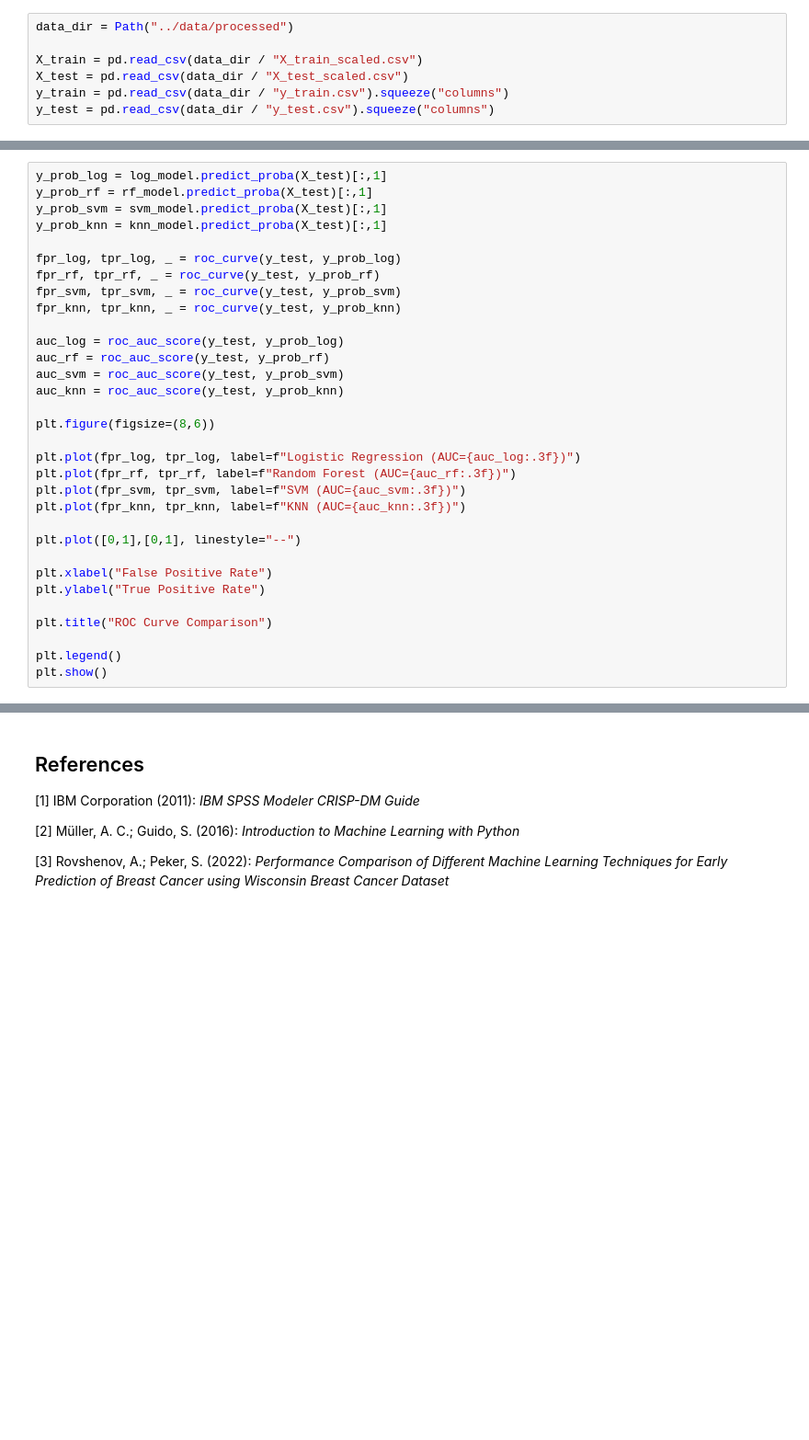
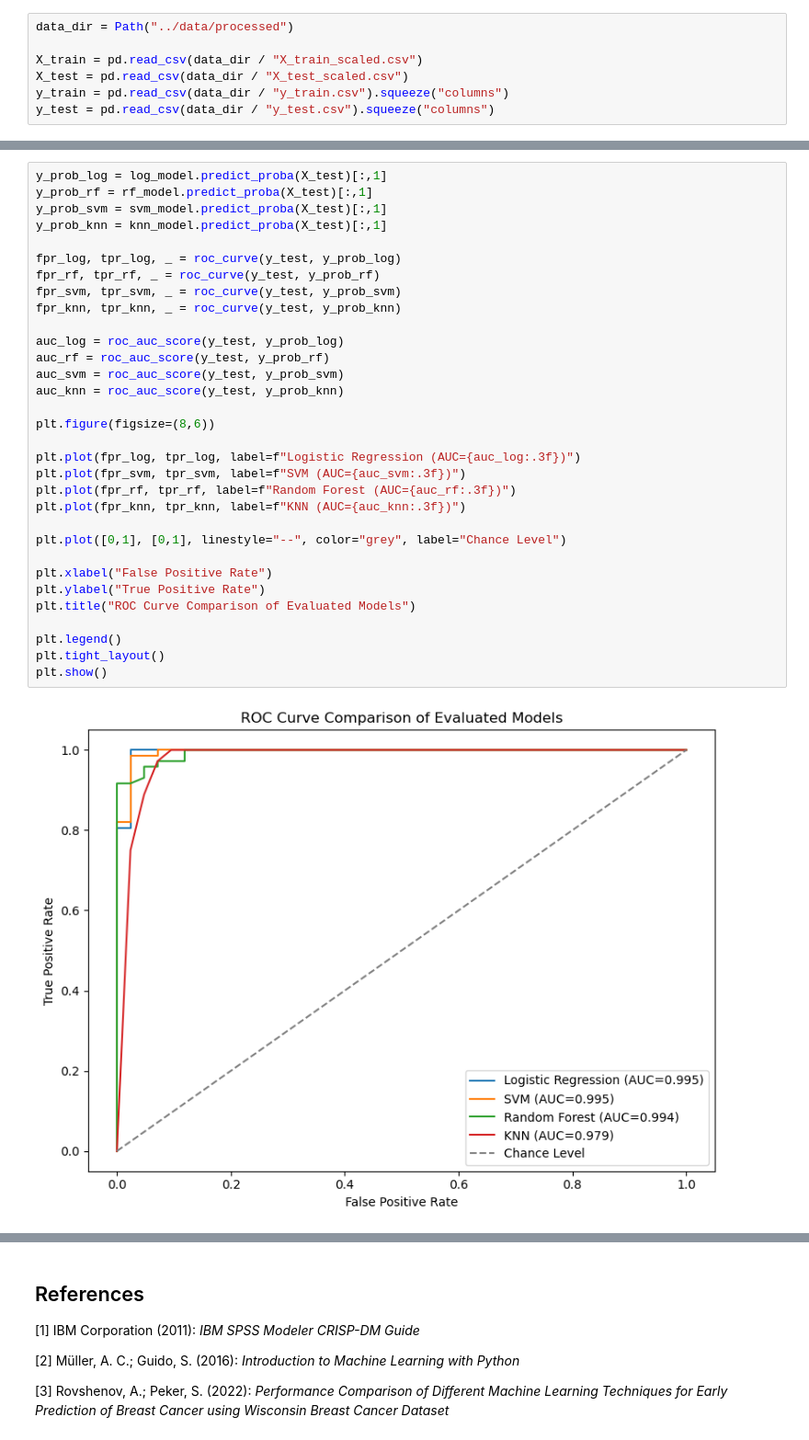
Before and after one commit to tbeekmans/breast_cancer_assignment, a Jupyter notebook: notebooks/5.0-evaluation.ipynb, the cells around one changed output, grey strips where cells are left out. Shown at 92% size. Drawn from its saved outputs; the diff is of its cells as text; blank space fills up the shorter version.

```diff
--- a/notebooks/5.0-evaluation.ipynb
+++ b/notebooks/5.0-evaluation.ipynb
@@ -82,33 +144,35 @@ The ROC curves compare the discrimination ability of the evaluated models across
 # %%
 y_prob_log = log_model.predict_proba(X_test)[:,1]
 y_prob_rf = rf_model.predict_proba(X_test)[:,1]
 y_prob_svm = svm_model.predict_proba(X_test)[:,1]
 y_prob_knn = knn_model.predict_proba(X_test)[:,1]
 
 fpr_log, tpr_log, _ = roc_curve(y_test, y_prob_log)
 fpr_rf, tpr_rf, _ = roc_curve(y_test, y_prob_rf)
 fpr_svm, tpr_svm, _ = roc_curve(y_test, y_prob_svm)
 fpr_knn, tpr_knn, _ = roc_curve(y_test, y_prob_knn)
 
 auc_log = roc_auc_score(y_test, y_prob_log)
 auc_rf = roc_auc_score(y_test, y_prob_rf)
 auc_svm = roc_auc_score(y_test, y_prob_svm)
 auc_knn = roc_auc_score(y_test, y_prob_knn)
 
 plt.figure(figsize=(8,6))
 
 plt.plot(fpr_log, tpr_log, label=f"Logistic Regression (AUC={auc_log:.3f})")
+plt.plot(fpr_svm, tpr_svm, label=f"SVM (AUC={auc_svm:.3f})")
 plt.plot(fpr_rf, tpr_rf, label=f"Random Forest (AUC={auc_rf:.3f})")
-plt.plot(fpr_svm, tpr_svm, label=f"SVM (AUC={auc_svm:.3f})")
 plt.plot(fpr_knn, tpr_knn, label=f"KNN (AUC={auc_knn:.3f})")
 
-plt.plot([0,1],[0,1], linestyle="--")
+plt.plot([0,1], [0,1], linestyle="--", color="grey", label="Chance Level")
 
 plt.xlabel("False Positive Rate")
 plt.ylabel("True Positive Rate")
-
-plt.title("ROC Curve Comparison")
+plt.title("ROC Curve Comparison of Evaluated Models")
 
 plt.legend()
+plt.tight_layout()
 plt.show()
+# %% [output]
+[figure, added]
 # %% [markdown]
```
Also changed, not shown: parts of 15 cells of this notebook, 4 other files.
